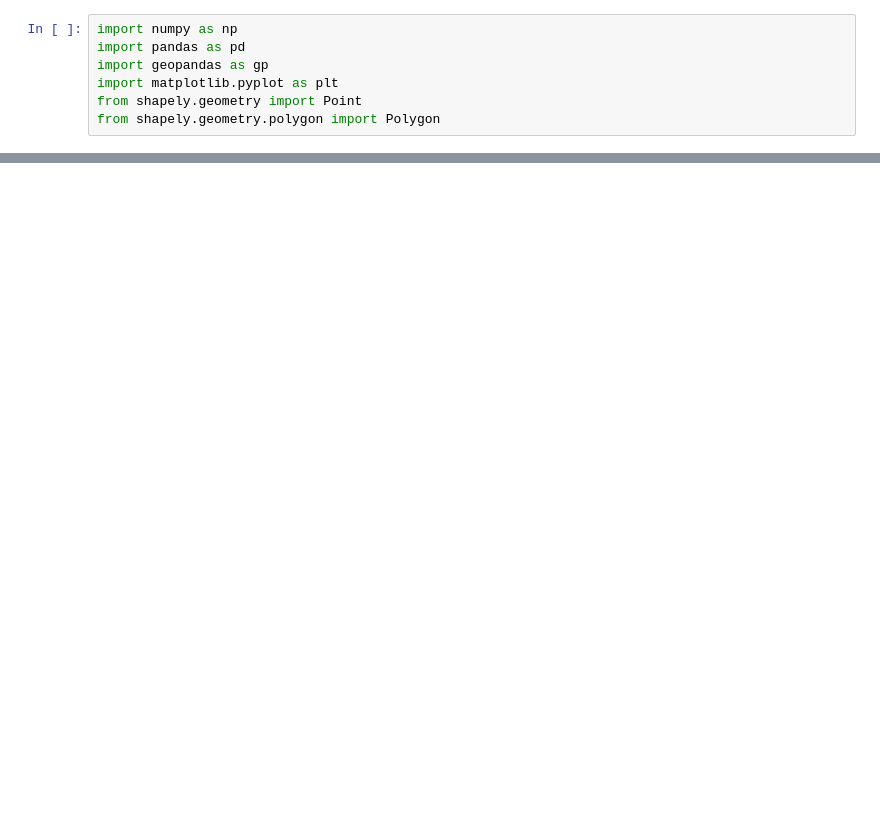
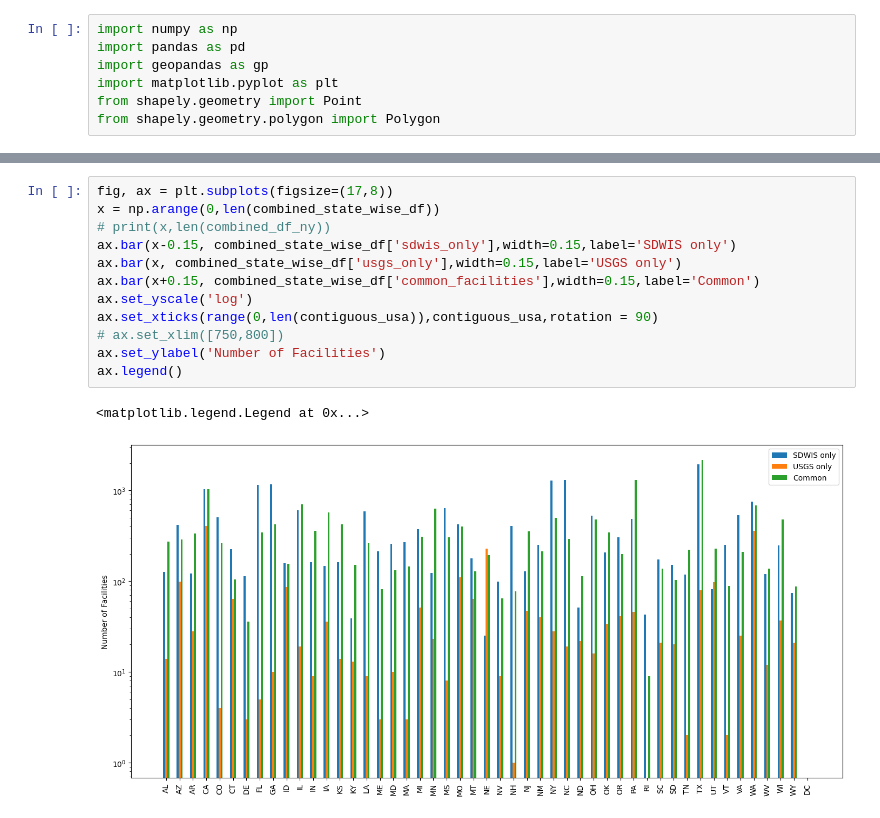
Before and after one commit to MuktaHardikar/WaterTAP3, a Jupyter notebook: watertap3/watertap3/usgs_2020.ipynb, the cells around one changed output, grey strips where cells are left out. Drawn from its saved outputs; the diff is of its cells as text; blank space fills up the shorter version.

```diff
--- a/watertap3/watertap3/usgs_2020.ipynb
+++ b/watertap3/watertap3/usgs_2020.ipynb
@@ -19,0 +276,15 @@ us_states = us_states.to_crs("EPSG:4326")
+# %%
+fig, ax = plt.subplots(figsize=(17,8))
+x = np.arange(0,len(combined_state_wise_df))
+# print(x,len(combined_df_ny))
+ax.bar(x-0.15, combined_state_wise_df['sdwis_only'],width=0.15,label='SDWIS only')
+ax.bar(x, combined_state_wise_df['usgs_only'],width=0.15,label='USGS only')
+ax.bar(x+0.15, combined_state_wise_df['common_facilities'],width=0.15,label='Common')
+ax.set_yscale('log')
+ax.set_xticks(range(0,len(contiguous_usa)),contiguous_usa,rotation = 90)
+# ax.set_xlim([750,800])
+ax.set_ylabel('Number of Facilities')
+ax.legend()
+# %% [output]
+<matplotlib.legend.Legend at 0x...>
+[figure, added]
```
Also changed, not shown: parts of 32 cells of this notebook.
